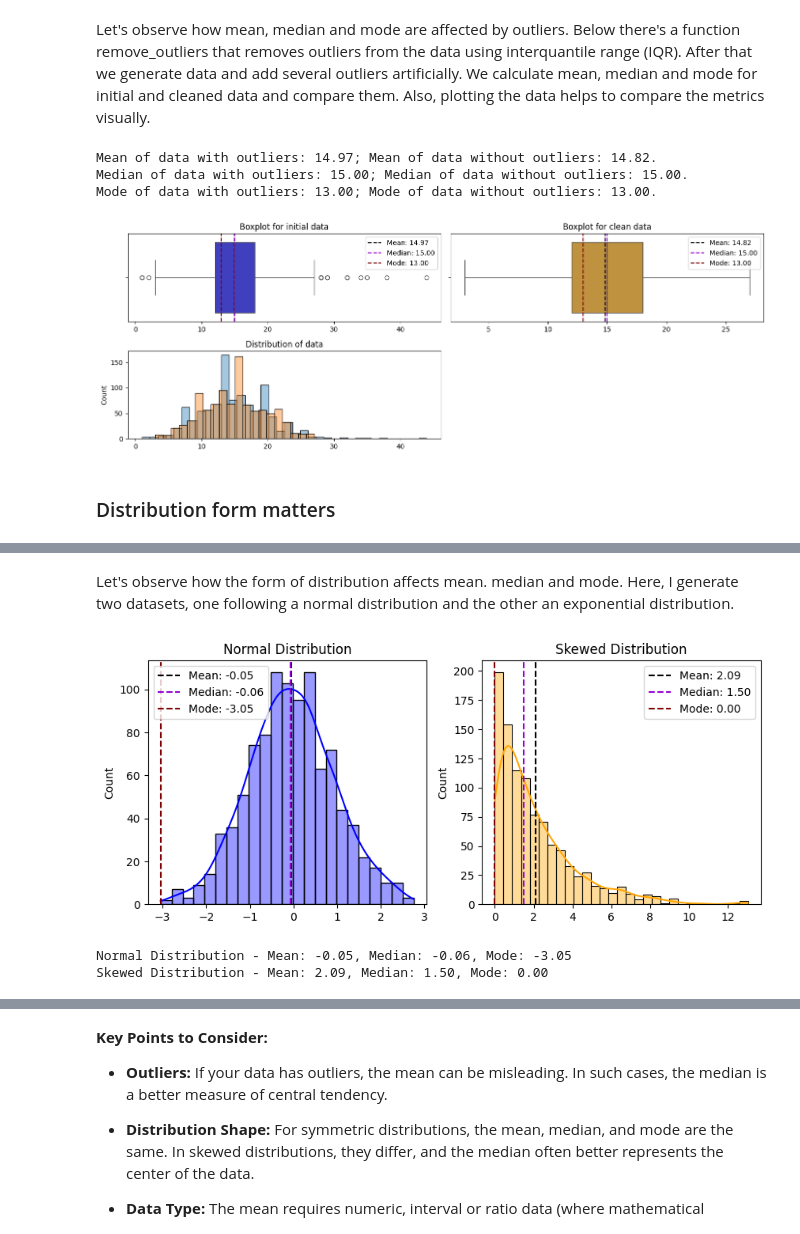
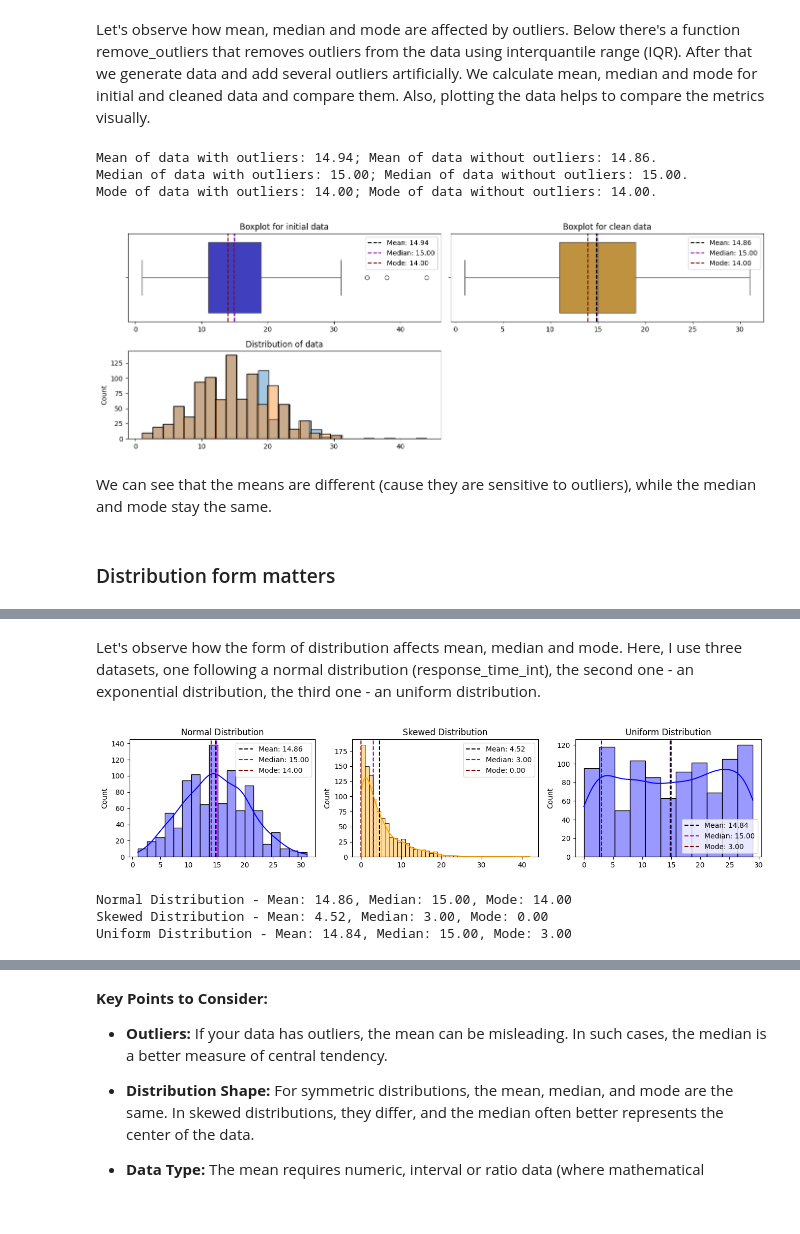
Before and after one commit to maryprokh/data_analysis_examples, a Jupyter notebook: statistics/mean_median_mode/mean_median_mode.ipynb, the cells around one changed output, grey strips where cells are left out. Saved outputs shown, nothing was run; the diff lists cells and outputs as text; code cells hidden in the pictures; blank space fills up the shorter version.

Commit message:
added more info about distributions

```diff
--- a/statistics/mean_median_mode/mean_median_mode.ipynb
+++ b/statistics/mean_median_mode/mean_median_mode.ipynb
@@ -210,7 +210,7 @@ The function displays a minimum value for a mode in the dataset. However, since
 Let's repeat the calculations for an array of int values.
 # %%
 #Generate the data - 1000 int data points following the normal distribution
-data_norm_for_int = np.random.normal(size=1000,loc=0, scale=5)
+data_norm_for_int = np.random.normal(size=1000,loc=0, scale=6)
 data_int = np.round(data_norm_for_int).astype(int)
 
 # Shift the mean to 10
@@ -296,27 +296,32 @@ for i, y in zip([(0,0), (0,1), (1,0)], ['Boxplot for initial data', 'Boxplot for
 
 plt.tight_layout()
 # %% [output]
-Mean of data with outliers: 14.97; Mean of data without outliers: 14.82.
+Mean of data with outliers: 14.94; Mean of data without outliers: 14.86.
 Median of data with outliers: 15.00; Median of data without outliers: 15.00.
-Mode of data with outliers: 13.00; Mode of data without outliers: 13.00.
+Mode of data with outliers: 14.00; Mode of data without outliers: 14.00.
-[figure, old version]
+[figure, new version]
+# %% [markdown]
+We can see that the means are different (cause they are sensitive to outliers), while the median and mode stay the same.
 # %% [markdown]
 ### Distribution form matters
 # %% [markdown]
 <img src='images/distribution.png'>
 # %% [markdown]
-Let's observe how the form of distribution affects mean. median and mode.
-Here, I generate two datasets, one following a normal distribution and the other an exponential distribution.
+Let's observe how the form of distribution affects mean, median and mode.
+Here, I use three datasets, one following a normal distribution (response_time_int), the second one - an exponential distribution, the third one - an uniform distribution.
 # %%
 
 # Generate a normally distributed dataset
 np.random.seed(0)  # For reproducibility
-normal_data = np.random.randn(1000)  # 1000 data points
+normal_data = response_time_int
 
 # Generate a skewed dataset
-skewed_data = np.random.exponential(scale=2.0, size=1000)  # Exponential distribution is skewed
+skewed_data = np.array([int(i) for i in np.random.exponential(scale=5.0, size=1000)])  # Exponential distribution is skewed
 
-# Calcule mean, median, and mode for both datasets
+# Generate an uniform dataset
+uniform_data = np.array([int(i) for i in np.random.uniform(low=0, high=30, size=1000)])
+
+# Calcule mean, median, and mode for the datasets
 mean_normal = np.mean(normal_data)
 median_normal = np.median(normal_data)
 mode_normal = stats.mode(normal_data)[0]  # Mode might not be meaningful for continuous data
@@ -324,36 +329,52 @@ mode_normal = stats.mode(normal_data)[0]  # Mode might not be meaningful for con
 mean_skewed = np.mean(skewed_data)
 median_skewed = np.median(skewed_data)
 mode_skewed = stats.mode(skewed_data)[0]  # Mode might not be meaningful for continuous data
 
+mean_uniform = np.mean(uniform_data)
+median_uniform = np.median(uniform_data)
+mode_uniform = stats.mode(uniform_data)[0]  # Mode might not be meaningful for continuous data
+
 # Plot the distributions
-plt.figure(figsize=(10, 4))
+plt.figure(figsize=(16, 3))
 
 # Normal Distribution Plot
-plt.subplot(1, 2, 1)
+plt.subplot(1, 3, 1)
 sns.histplot(normal_data, kde=True, color='blue', alpha=0.4)
 plt.title('Normal Distribution')
 plt.axvline(mean_normal, color='black', linestyle='--', label=f'Mean: {mean_normal:.2f}')
 plt.axvline(median_normal, color='darkviolet', linestyle='--', label=f'Median: {median_normal:.2f}')
 plt.axvline(mode_normal, color='maroon', linestyle='--', label=f'Mode: {mode_normal:.2f}')
 
 plt.legend()
 
 # Skewed Distribution Plot
-plt.subplot(1, 2, 2)
+plt.subplot(1, 3, 2)
 sns.histplot(skewed_data, kde=True, color='orange', alpha=0.4)
 plt.title('Skewed Distribution')
 plt.axvline(mean_skewed, color='black', linestyle='--', label=f'Mean: {mean_skewed:.2f}')
 plt.axvline(median_skewed, color='darkviolet', linestyle='--', label=f'Median: {median_skewed:.2f}')
 plt.axvline(mode_skewed, color='maroon', linestyle='--', label=f'Mode: {mode_skewed:.2f}')
 
 plt.legend()
 
+# Uniform Distribution Plot
+plt.subplot(1, 3, 3)
+sns.histplot(uniform_data, kde=True, color='blue', alpha=0.4)
+plt.title('Uniform Distribution')
+plt.axvline(mean_uniform, color='black', linestyle='--', label=f'Mean: {mean_uniform:.2f}')
+plt.axvline(median_uniform, color='darkviolet', linestyle='--', label=f'Median: {median_uniform:.2f}')
+plt.axvline(mode_uniform, color='maroon', linestyle='--', label=f'Mode: {mode_uniform:.2f}')
+
+plt.legend()
+
 plt.show()
 
 # Print mean, median, and mode for both datasets
 print(f"\033[1mNormal Distribution\033[0m - Mean: {mean_normal:.2f}, Median: {median_normal:.2f}, Mode: {mode_normal:.2f}")
 print(f"\033[1mSkewed Distribution\033[0m - Mean: {mean_skewed:.2f}, Median: {median_skewed:.2f}, Mode: {mode_skewed:.2f}")
+print(f"\033[1mUniform Distribution\033[0m - Mean: {mean_uniform:.2f}, Median: {median_uniform:.2f}, Mode: {mode_uniform:.2f}")
 # %% [output]
-[figure, old version]
+[figure, new version]
-Normal Distribution - Mean: -0.05, Median: -0.06, Mode: -3.05
-Skewed Distribution - Mean: 2.09, Median: 1.50, Mode: 0.00
+Normal Distribution - Mean: 14.86, Median: 15.00, Mode: 14.00
+Skewed Distribution - Mean: 4.52, Median: 3.00, Mode: 0.00
+Uniform Distribution - Mean: 14.84, Median: 15.00, Mode: 3.00
```
Also changed, not shown: parts of 2 cells of this notebook.
